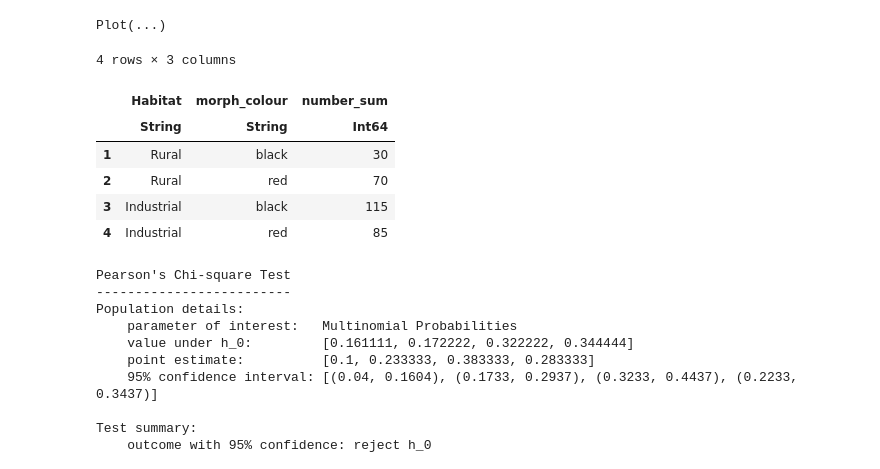
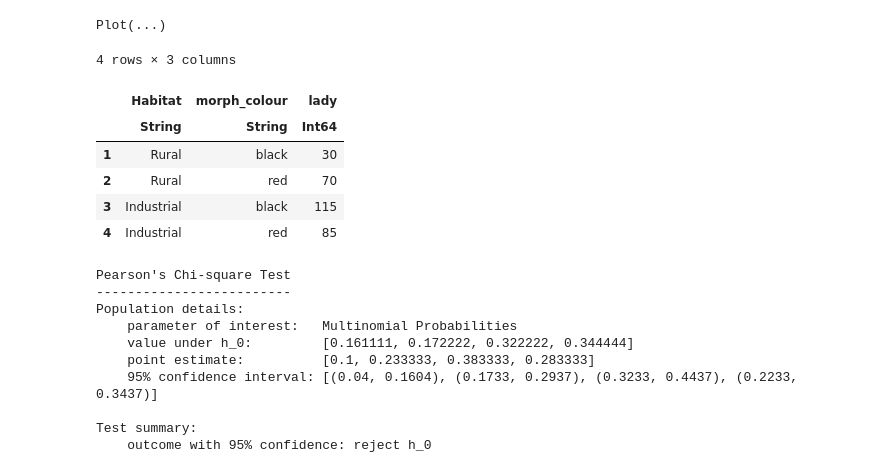
Before and after one commit to takanorifukuyama/julia-statistics, a Jupyter notebook: 統計解析.ipynb, the cells around one changed output. Saved outputs shown, nothing was run; the diff lists cells and outputs as text; code cells hidden in the pictures.

```diff
--- a/統計解析.ipynb
+++ b/統計解析.ipynb
@@ -94,10 +92,10 @@ plot(dat, xgroup = :Habitat, x = :morph_colour, y = :number,
 Plot(...)
 # %%
 # 2-2分割表：Habitat -morph＿colour四通りの組み合わせに
-cont = combine(groupby(dat, [:Habitat, :morph_colour]), :number => sum)
+cont = combine(groupby(dat, [:Habitat, :morph_colour]), :number => sum => :lady)
 # %% [output]
 4 rows × 3 columns
-|  | Habitat | morph_colour | number_sum |
+|  | Habitat | morph_colour | lady |
 |  | String | String | Int64 |
 | 1 | Rural | black | 30 |
 | 2 | Rural | red | 70 |
```
Also changed, not shown: parts of 12 cells of this notebook.
